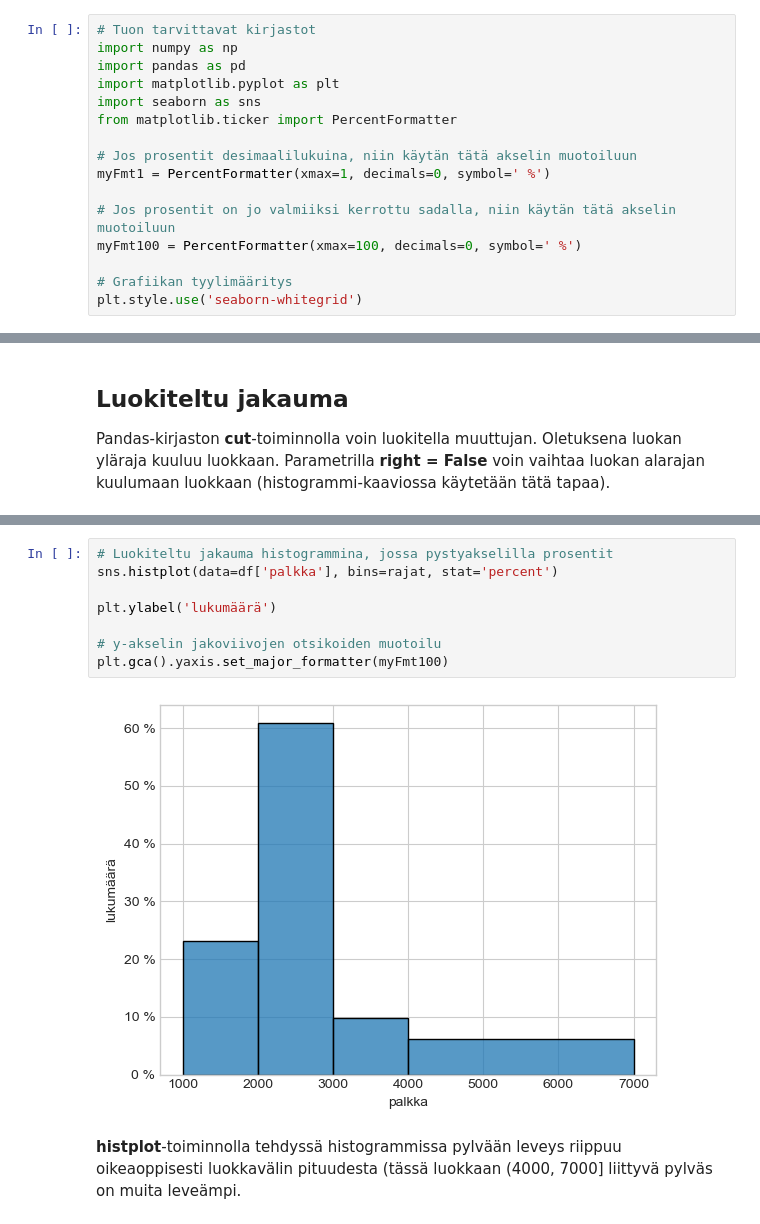
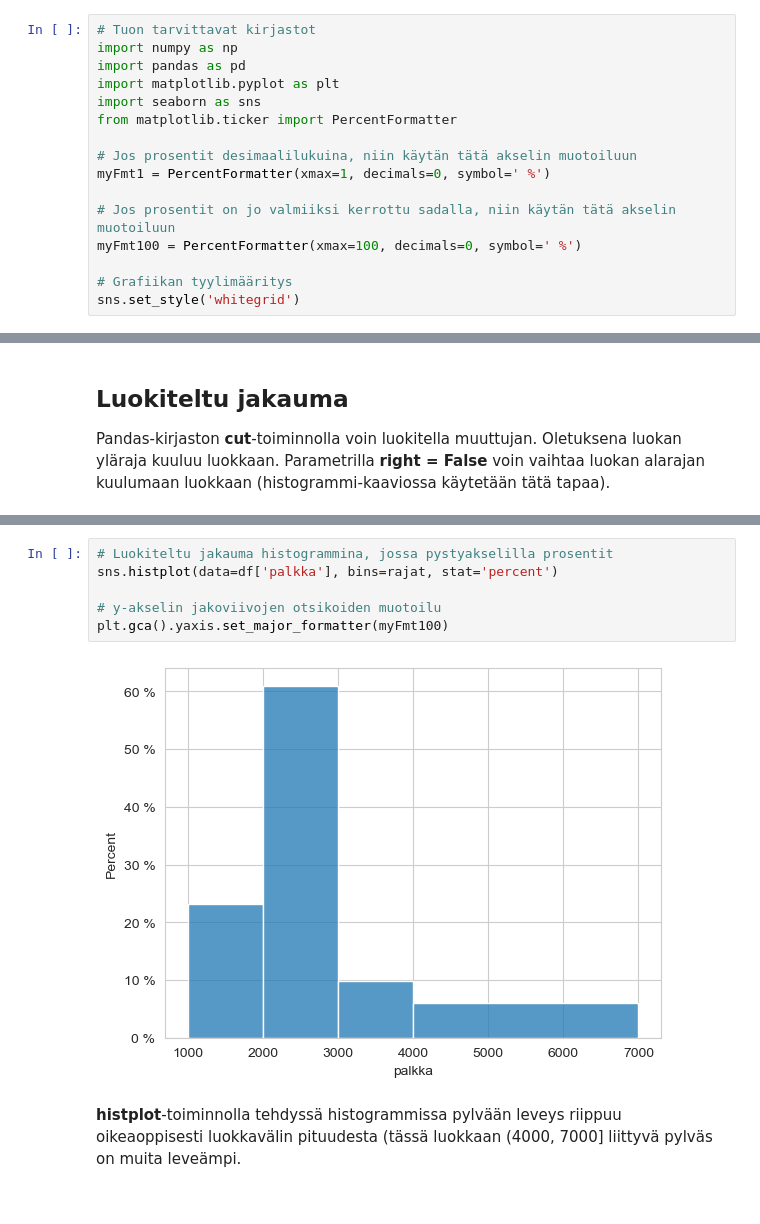
Before and after one commit to taanila/selittava, a Jupyter notebook: lukumaaria.ipynb, the cells around one changed output, grey strips where cells are left out. Drawn from its saved outputs; the diff is of its cells as text.

```diff
--- a/lukumaaria.ipynb
+++ b/lukumaaria.ipynb
@@ -22,7 +22,7 @@ myFmt1 = PercentFormatter(xmax=1, decimals=0, symbol=' %')
 myFmt100 = PercentFormatter(xmax=100, decimals=0, symbol=' %')
 
 # Grafiikan tyylimääritys
-plt.style.use('seaborn-whitegrid')
+sns.set_style('whitegrid')
 # %%
 df = pd.read_excel('https://taanila.fi/data1.xlsx')
 df
@@ -350,13 +355,11 @@ Text(0, 0.5, 'lukumäärä')
 # %%
 # Luokiteltu jakauma histogrammina, jossa pystyakselilla prosentit
 sns.histplot(data=df['palkka'], bins=rajat, stat='percent')
 
-plt.ylabel('lukumäärä')
-
 # y-akselin jakoviivojen otsikoiden muotoilu
 plt.gca().yaxis.set_major_formatter(myFmt100)
 # %% [output]
-[figure, old version]
+[figure, new version]
 # %% [markdown]
 **histplot**-toiminnolla tehdyssä histogrammissa pylvään leveys riippuu oikeaoppisesti luokkavälin pituudesta (tässä luokkaan (4000, 7000] liittyvä pylväs on muita leveämpi.
 # %% [markdown]
```
Also changed, not shown: parts of 19 cells of this notebook.
